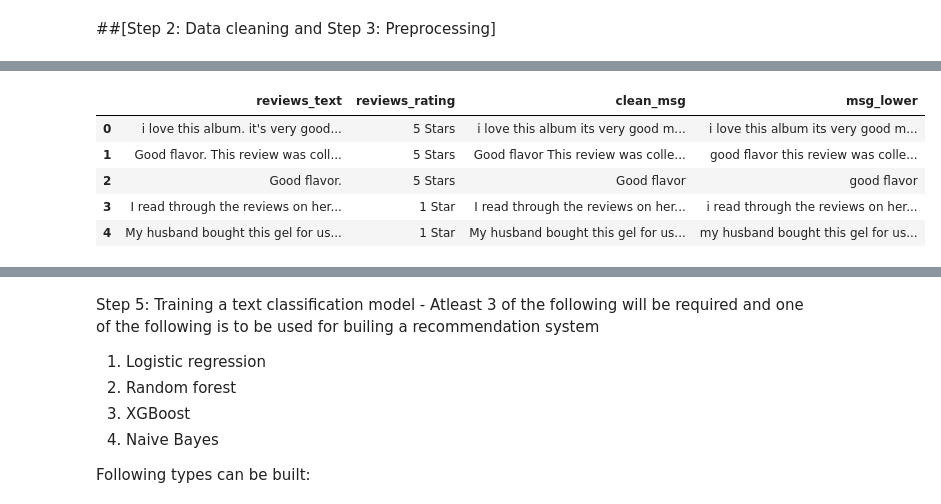
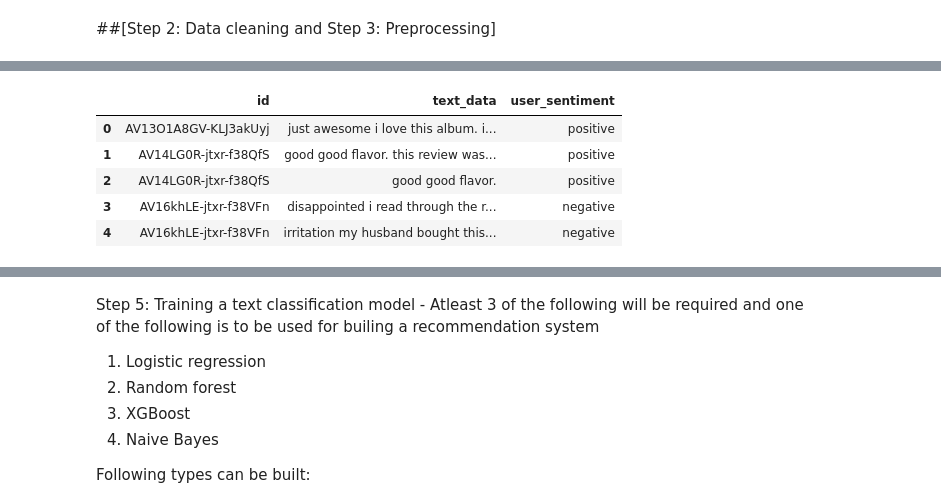
Before and after one commit to pandeyvaibhav/AzureIAC, a Jupyter notebook: Capstone_SentimentAnalysis.ipynb, the cells around one changed output, grey strips where cells are left out. Cells and saved outputs as stored; diff of their text form; code cells hidden in the pictures.

```diff
--- a/Capstone_SentimentAnalysis.ipynb
+++ b/Capstone_SentimentAnalysis.ipynb
@@ -102,0 +150,6 @@ df.describe(include='all')
+# %%
+print(df.shape)
+# drop the duplicate rows
+df = df.drop_duplicates()
+# check data volume changes once again.
+print(df.shape)
@@ -182,0 +256,9 @@ def remove_punctuation(text):
+# %%
+### For Sentiment analysis, we will take a subset of data from the data imported from csv file
+cols = ['id', 'name', 'reviews_rating', 'reviews_text', 'reviews_title','reviews_username', 'user_sentiment']
+master_df = df[cols]
+master_df.info()
+
+##### TODO: Fix code complaint.
+master_df['text_data'] = master_df['reviews_title'] + ' ' + master_df['reviews_text']
+master_df.head()
@@ -182,0 +290,6 @@ def remove_punctuation(text):
+# %%
+# lets remove reviews text and title as we have merged them already
+final_df = master_df.drop(columns=['reviews_text', 'reviews_title'])
+final_df.head()
+final_df[~final_df.isnull()].count()
+100 - round(100*final_df[~final_df.isnull()].count()/len(final_df), 2)
@@ -182,0 +304,8 @@ def remove_punctuation(text):
+# %%
+# lets work on the data which is required for sentiment analysis
+sentiment_df = final_df[['id', 'text_data', 'user_sentiment']]
+sentiment_df.info()
+
+#lets remove the null values from data frame
+sentiment_df = sentiment_df.dropna()
+sentiment_df.info()
@@ -183,13 +356,12 @@ def remove_punctuation(text):
 # %%
-#storing the puntuation free text
-df_reviews['clean_msg']= df_reviews['reviews_text'].apply(lambda x:remove_punctuation(x))
-df_reviews['msg_lower']= df_reviews['clean_msg'].apply(lambda x: x.lower())
-
-df_reviews.head()
+# convert the text to lower case
+sentiment_df['user_sentiment'] = sentiment_df['user_sentiment'].apply(lambda x: str(x).lower())
+sentiment_df['text_data'] = sentiment_df['text_data'].apply(lambda x: str(x).lower())
+sentiment_df.head()
 # %% [output]
-|  | reviews_text | reviews_rating | clean_msg | msg_lower |
-| 0 | i love this album. it's very good... | 5 Stars | i love this album its very good m... | i love this album its very good m... |
-| 1 | Good flavor. This review was coll... | 5 Stars | Good flavor This review was colle... | good flavor this review was colle... |
-| 2 | Good flavor. | 5 Stars | Good flavor | good flavor |
-| 3 | I read through the reviews on her... | 1 Star | I read through the reviews on her... | i read through the reviews on her... |
-| 4 | My husband bought this gel for us... | 1 Star | My husband bought this gel for us... | my husband bought this gel for us... |
+|  | id | text_data | user_sentiment |
+| 0 | AV13O1A8GV-KLJ3akUyj | just awesome i love this album. i... | positive |
+| 1 | AV14LG0R-jtxr-f38QfS | good good flavor. this review was... | positive |
+| 2 | AV14LG0R-jtxr-f38QfS | good good flavor. | positive |
+| 3 | AV16khLE-jtxr-f38VFn | disappointed i read through the r... | negative |
+| 4 | AV16khLE-jtxr-f38VFn | irritation my husband bought this... | negative |
```
Also changed, not shown: parts of 135 cells of this notebook.
